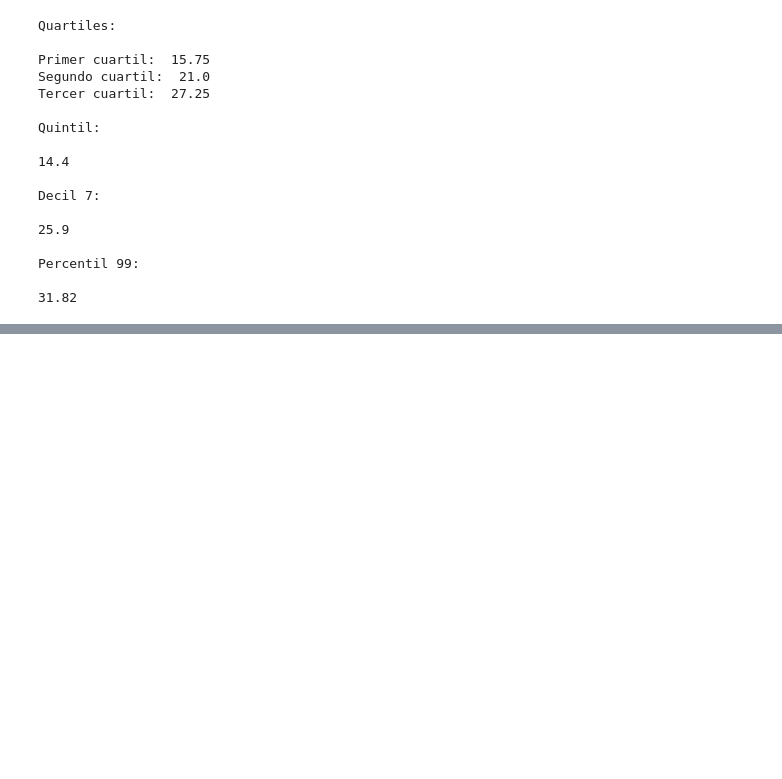
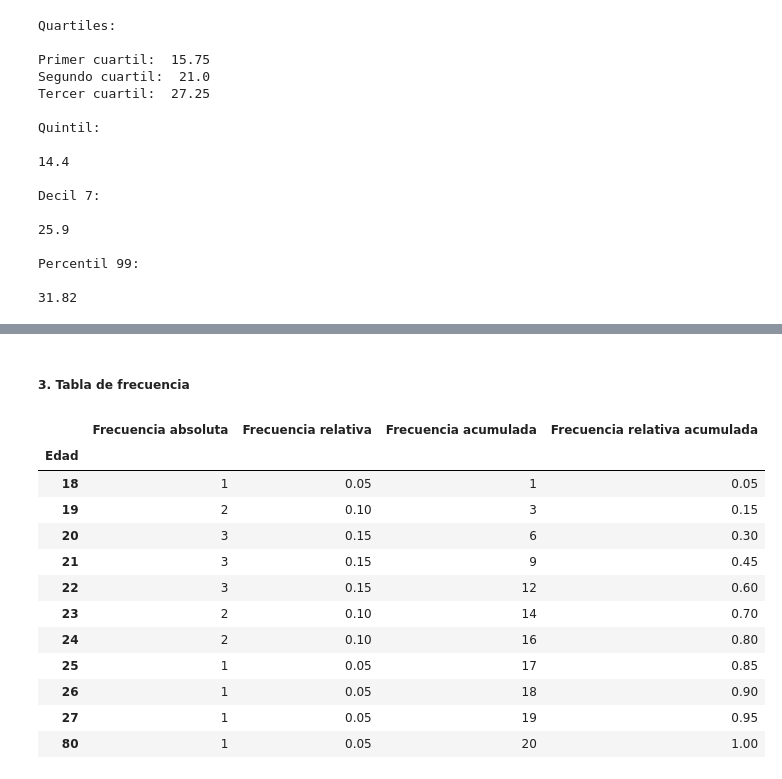
Before and after one commit to MattZG/Portafolio, a Jupyter notebook: Modulo_4.ipynb, the cells around one changed output, grey strips where cells are left out. Drawn from its saved outputs; the diff is of its cells as text; code cells hidden in the pictures; blank space fills up the shorter version.

```diff
--- a/Modulo_4.ipynb
+++ b/Modulo_4.ipynb
@@ -448,0 +470,22 @@ Percentil 99:
+# %% [markdown]
+##### 3. Tabla de frecuencia
+# %%
+tabla_frecuencia = df['Edad'].value_counts().sort_index().to_frame('Frecuencia absoluta')
+tabla_frecuencia['Frecuencia relativa'] = tabla_frecuencia['Frecuencia absoluta'] / tabla_frecuencia['Frecuencia absoluta'].sum()
+tabla_frecuencia['Frecuencia acumulada'] = tabla_frecuencia['Frecuencia absoluta'].cumsum()
+tabla_frecuencia['Frecuencia relativa acumulada'] = tabla_frecuencia['Frecuencia relativa'].cumsum()
+tabla_frecuencia
+# %% [output]
+|  | Frecuencia absoluta | Frecuencia relativa | Frecuencia acumulada | Frecuencia relativa acumulada |
+| Edad |  |  |  |  |
+| 18 | 1 | 0.05 | 1 | 0.05 |
+| 19 | 2 | 0.10 | 3 | 0.15 |
+| 20 | 3 | 0.15 | 6 | 0.30 |
+| 21 | 3 | 0.15 | 9 | 0.45 |
+| 22 | 3 | 0.15 | 12 | 0.60 |
+| 23 | 2 | 0.10 | 14 | 0.70 |
+| 24 | 2 | 0.10 | 16 | 0.80 |
+| 25 | 1 | 0.05 | 17 | 0.85 |
+| 26 | 1 | 0.05 | 18 | 0.90 |
+| 27 | 1 | 0.05 | 19 | 0.95 |
+| 80 | 1 | 0.05 | 20 | 1.00 |
```
Also changed, not shown: parts of 20 cells of this notebook.
